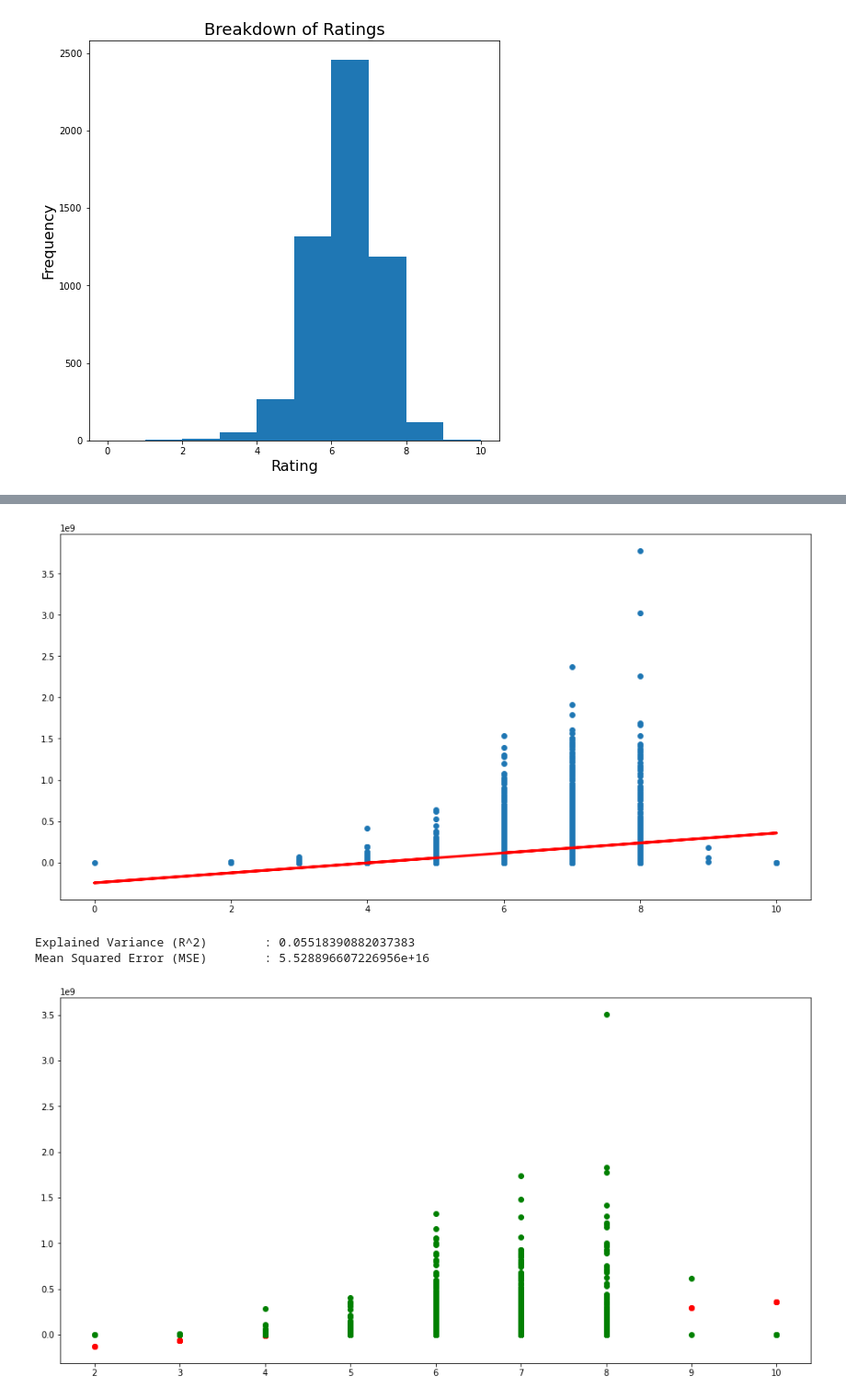
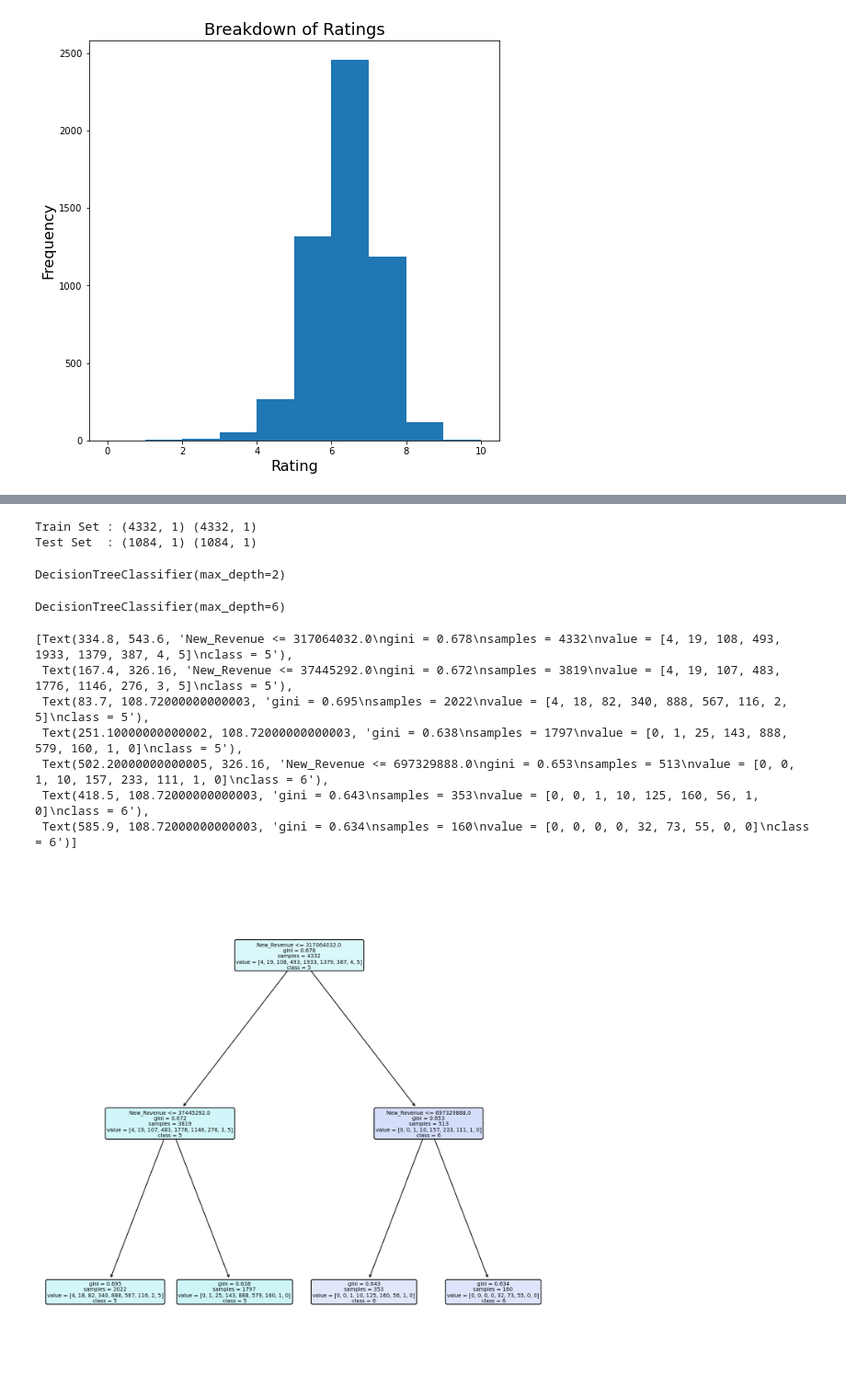
Before and after one commit to EZQQQQ/Movie-Analysis, a Jupyter notebook: MAIN-Copy1.ipynb, the cells around one changed output, grey strips where cells are left out. Shown at 92% size. Drawn from its saved outputs; the diff is of its cells as text; code cells hidden in the pictures.

```diff
--- a/MAIN-Copy1.ipynb
+++ b/MAIN-Copy1.ipynb
@@ -434,39 +419,44 @@ Coefficients : a =  [[60481014.90581871]]
 # %%
-# Formula for the Regression line
-regline_x = train_x
-regline_y = LinearReg.intercept_ + LinearReg.coef_ * train_x
+# Import the required function from sklearn
+from sklearn.model_selection import train_test_split
 
-# Plot the Linear Regression line
-f, axes = plt.subplots(1, 1, figsize=(16, 8))
-plt.scatter(train_x, train_y)
-plt.plot(regline_x, regline_y, 'r-', linewidth = 3)
-plt.show()
+# Extract Response and Predictors
+y = pd.DataFrame(revenue_vote['New_Vote_Avg'])
+X = pd.DataFrame(revenue_vote['New_Revenue'])
+
+# Split the Dataset into random Train and Test
+X_train, X_test, y_train, y_test = train_test_split(X, y, test_size = 0.2)
+
+# Check the sample sizes
+print("Train Set :", X_train.shape, y_train.shape)
+print("Test Set  :", X_test.shape, y_test.shape)
 # %% [output]
-[figure, removed]
+Train Set : (4332, 1) (4332, 1)
+Test Set  : (1084, 1) (1084, 1)
 # %%
-# Explained Variance in simply the "Score"
-print("Explained Variance (R^2) \t:", LinearReg.score(train_x, train_y))
-
-# Import the required metric from sklearn
-from sklearn.metrics import mean_squared_error
-
-# Predict the response on the train set
-train_y_pred = LinearReg.predict(train_x)
-
-# Compute MSE on the train set
-print("Mean Squared Error (MSE) \t:", mean_squared_error(train_y, train_y_pred))
+# Fit the tree with max depth 2
+tree_CA_SP_d2.fit(X_train, y_train)
 # %% [output]
-Explained Variance (R^2)        : 0.05518390882037383
-Mean Squared Error (MSE)        : 5.528896607226956e+16
+DecisionTreeClassifier(max_depth=2)
 # %%
-# Predict Revenue values corresponding to New_Vote_Avg
-test_y_pred = LinearReg.predict(test_x)
-
-# Plot the Predictions on a Scatterplot
-f = plt.figure(figsize=(16, 8))
-plt.scatter(test_x, test_y_pred, color = "red")
-plt.scatter(test_x, test_y, color = "green")
-
-plt.show()
+# Fit the tree with max depth 4
+tree_CA_SP_d6.fit(X_train, y_train)
 # %% [output]
-[figure, removed]
+DecisionTreeClassifier(max_depth=6)
+# %%
+# Plot the tree with max depth 2
+from sklearn.tree import plot_tree
+
+f = plt.figure(figsize=(12,12))
+plot_tree(tree_CA_SP_d2, filled=True, rounded=True,
+          feature_names=X_train.columns,
+          class_names=["0","2","3","4","5","6","7","8","9","10"])
+# %% [output]
+[Text(334.8, 543.6, 'New_Revenue <= 317064032.0\ngini = 0.678\nsamples = 4332\nvalue = [4, 19, 108, 493, 1933, 1379, 387, 4, 5]\nclass = 5'),
+ Text(167.4, 326.16, 'New_Revenue <= 37445292.0\ngini = 0.672\nsamples = 3819\nvalue = [4, 19, 107, 483, 1776, 1146, 276, 3, 5]\nclass = 5'),
+ Text(83.7, 108.72000000000003, 'gini = 0.695\nsamples = 2022\nvalue = [4, 18, 82, 340, 888, 567, 116, 2, 5]\nclass = 5'),
+ Text(251.10000000000002, 108.72000000000003, 'gini = 0.638\nsamples = 1797\nvalue = [0, 1, 25, 143, 888, 579, 160, 1, 0]\nclass = 5'),
+ Text(502.20000000000005, 326.16, 'New_Revenue <= 697329888.0\ngini = 0.653\nsamples = 513\nvalue = [0, 0, 1, 10, 157, 233, 111, 1, 0]\nclass = 6'),
+ Text(418.5, 108.72000000000003, 'gini = 0.643\nsamples = 353\nvalue = [0, 0, 1, 10, 125, 160, 56, 1, 0]\nclass = 6'),
+ Text(585.9, 108.72000000000003, 'gini = 0.634\nsamples = 160\nvalue = [0, 0, 0, 0, 32, 73, 55, 0, 0]\nclass = 6')]
+[figure, added]
```
Also changed, not shown: parts of 27 cells of this notebook.
